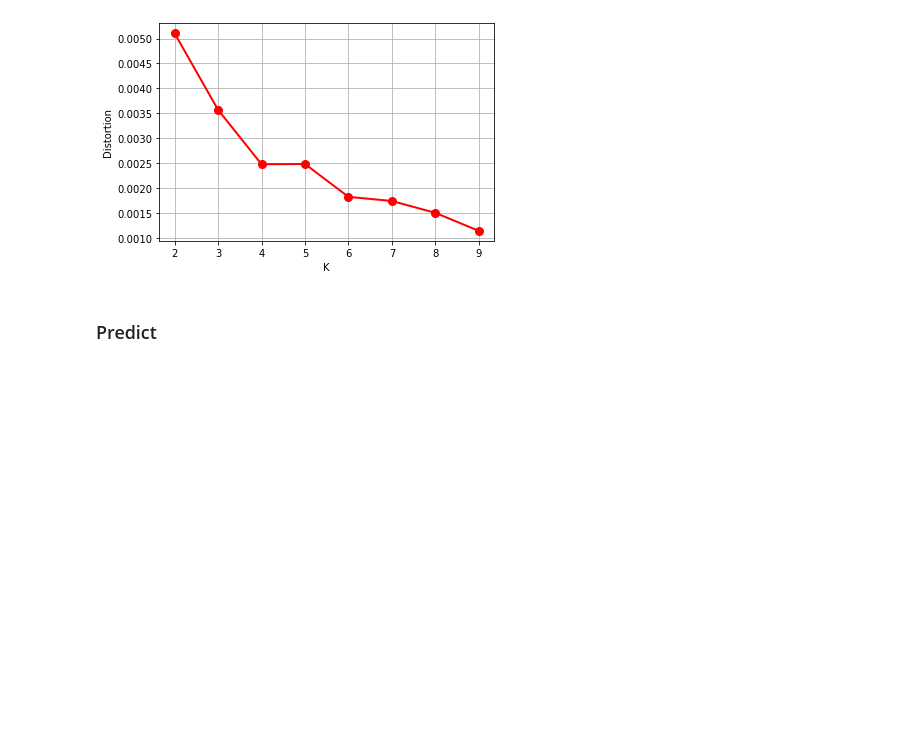
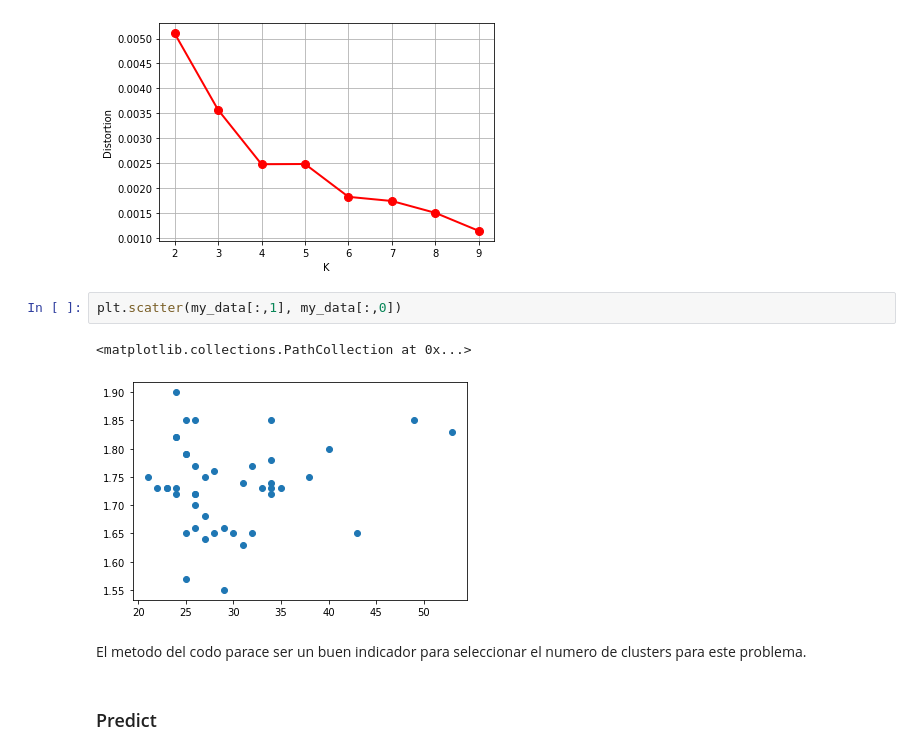
Before and after one commit to mazg-95/statistical-learning-2, a Jupyter notebook: statistcal-learning-2/Practica1.ipynb, the cells around one changed output. Cells and saved outputs as stored; diff of their text form; blank space fills up the shorter version.

```diff
--- a/statistcal-learning-2/Practica1.ipynb
+++ b/statistcal-learning-2/Practica1.ipynb
@@ -244,6 +244,13 @@ plt.ylabel("Distortion")
 plt.show()
 # %% [output]
 [figure]
+# %%
+plt.scatter(my_data[:,1], my_data[:,0])
+# %% [output]
+<matplotlib.collections.PathCollection at 0x...>
+[figure, added]
+# %% [markdown]
+El metodo del codo parace ser un buen indicador para seleccionar el numero de clusters para este problema.
 # %% [markdown]
 ### Predict
 # %%
```
Also changed, not shown: parts of 2 cells of this notebook.
